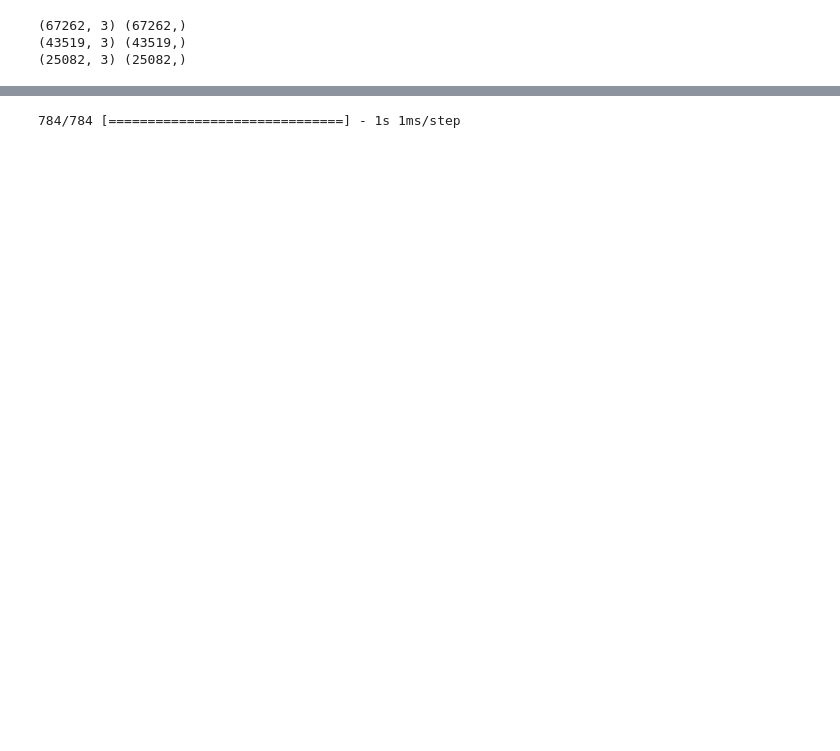
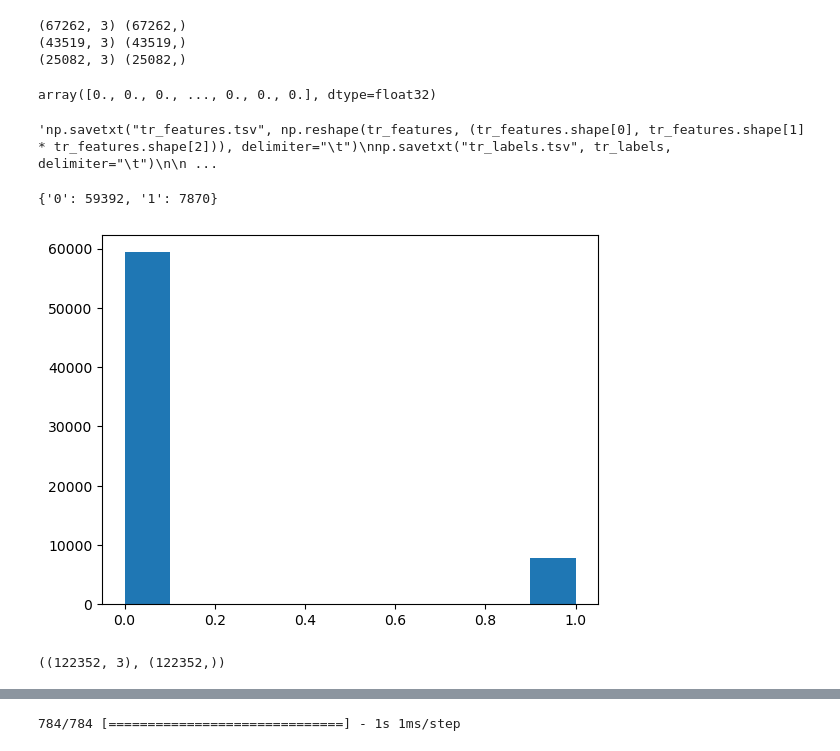
Before and after one commit to anuprulez/BirdDL, a Jupyter notebook: galaxy_lb_training.ipynb, the cells around one changed output, grey strips where cells are left out. Drawn from its saved outputs; the diff is of its cells as text; code cells hidden in the pictures; blank space fills up the shorter version.

```diff
--- a/galaxy_lb_training.ipynb
+++ b/galaxy_lb_training.ipynb
@@ -82,9 +92,52 @@ te_features, te_labels = create_mat(te_set)
 (67262, 3) (67262,)
 (43519, 3) (43519,)
 (25082, 3) (25082,)
+# %%
+te_labels
+# %% [output]
+array([0., 0., 0., ..., 0., 0., 0.], dtype=float32)
+# %%
+'''np.savetxt("tr_features.tsv", np.reshape(tr_features, (tr_features.shape[0], tr_features.shape[1] * tr_features.shape[2])), delimiter="\t")
+np.savetxt("tr_labels.tsv", tr_labels, delimiter="\t")
+
+np.savetxt("val_features.tsv", np.reshape(val_features, (val_features.shape[0], val_features.shape[1] * val_features.shape[2])), delimiter="\t")
+np.savetxt("val_labels.tsv", val_labels, delimiter="\t")
+
+np.savetxt("te_features.tsv", np.reshape(te_features, (te_features.shape[0], te_features.shape[1] * te_features.shape[2])), delimiter="\t")
+np.savetxt("te_labels.tsv", te_labels, delimiter="\t")'''
+# %% [output]
+'np.savetxt("tr_features.tsv", np.reshape(tr_features, (tr_features.shape[0], tr_features.shape[1] * tr_features.shape[2])), delimiter="\t")\nnp.savetxt("tr_labels.tsv", tr_labels, delimiter="\t")\n\n ...
+# %%
+'''np.savetxt("W1_tr_features.csv", tr_features, delimiter=",")
+np.savetxt("W1_tr_labels.csv", tr_labels, delimiter=",")
+
+np.savetxt("W1_val_features.csv", val_features, delimiter=",")
+np.savetxt("W1_val_labels.csv", val_labels, delimiter=",")
+
+np.savetxt("W1_te_features.csv", te_features, delimiter=",")
+np.savetxt("W1_te_labels.csv", te_labels, delimiter=",")'''
+
+tr_labels_sq = tr_labels.squeeze()
+tr_labels_sq_frq = dict()
+for i in range(tr_labels_sq.shape[0]):
+    if tr_labels_sq[i] == 0.0:
+        if "0" not in tr_labels_sq_frq:
+            tr_labels_sq_frq["0"] = 0
+        tr_labels_sq_frq["0"] += 1
+    else:
+        if "1" not in tr_labels_sq_frq:
+            tr_labels_sq_frq["1"] = 0
+        tr_labels_sq_frq["1"] += 1
+
+print(tr_labels_sq_frq)
+plt.hist(list(tr_labels_sq))
+plt.show()
+# %% [output]
+{'0': 59392, '1': 7870}
+[figure, added]
 # %%
 # Oversample positive samples
-'''over_pos_samples = list()
+over_pos_samples = list()
 over_pos_labels = list()
 for i in range(tr_labels.shape[0]):
     if tr_labels_sq[i] == 1:
@@ -93,7 +146,7 @@ for i in range(tr_labels.shape[0]):
 
 over_pos_samples = np.array(over_pos_samples)
 
-oversample_factor = 5
+oversample_factor = 7
 
 re_over_pos_sample = np.repeat(over_pos_samples, oversample_factor, axis=0)
 re_over_pos_labels = np.repeat(over_pos_labels, oversample_factor, axis=0)
@@ -105,4 +158,6 @@ oversample_tr_labels = np.concatenate((tr_labels_sq, re_over_pos_labels), axis=0
 oversample_tr_features.shape, oversample_tr_labels.shape
 idx = np.random.permutation(oversample_tr_features.shape[0])
 oversample_tr_features, oversample_tr_labels = oversample_tr_features[idx], oversample_tr_labels[idx]
-oversample_tr_features.shape, oversample_tr_labels.shape'''
+oversample_tr_features.shape, oversample_tr_labels.shape
+# %% [output]
+((122352, 3), (122352,))
```
Also changed, not shown: parts of 16 cells of this notebook.
